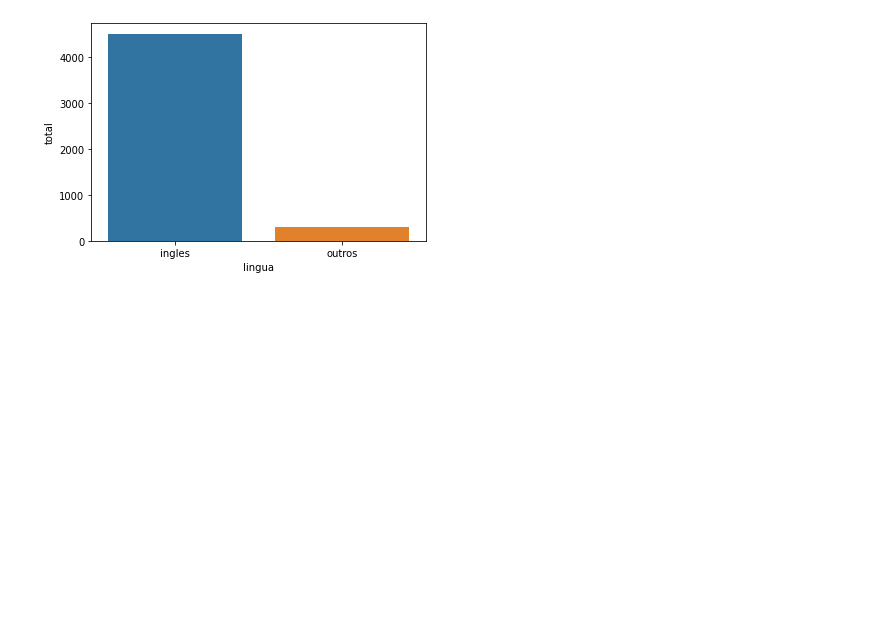
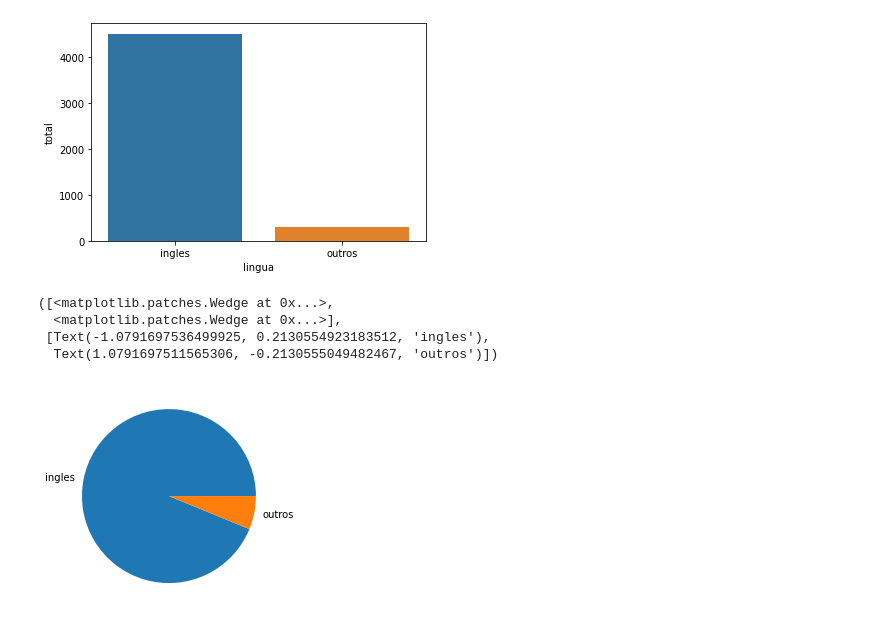
Before and after one commit to eduardomedeiro5/Data_Science1, a Jupyter notebook: Introdução_a_Data_Science.ipynb, the cells around one changed output. Cells and saved outputs as stored; diff of their text form; code cells hidden in the pictures; blank space fills up the shorter version.

```diff
--- a/Introdução_a_Data_Science.ipynb
+++ b/Introdução_a_Data_Science.ipynb
@@ -282,3 +282,11 @@ sns.barplot(x = "lingua", y="total", data = dados)
 # %% [output]
 <matplotlib.axes._subplots.AxesSubplot at 0x...>
 [figure]
+# %%
+plt.pie(dados["total"], labels = dados["lingua"]) #mais uma vez provando que pie chart não é uma boa prática de visualização de dados
+# %% [output]
+([<matplotlib.patches.Wedge at 0x...>,
+  <matplotlib.patches.Wedge at 0x...>],
+ [Text(-1.0791697536499925, 0.2130554923183512, 'ingles'),
+  Text(1.0791697511565306, -0.2130555049482467, 'outros')])
+[figure, added]
```
Also changed, not shown: parts of 2 cells of this notebook.
